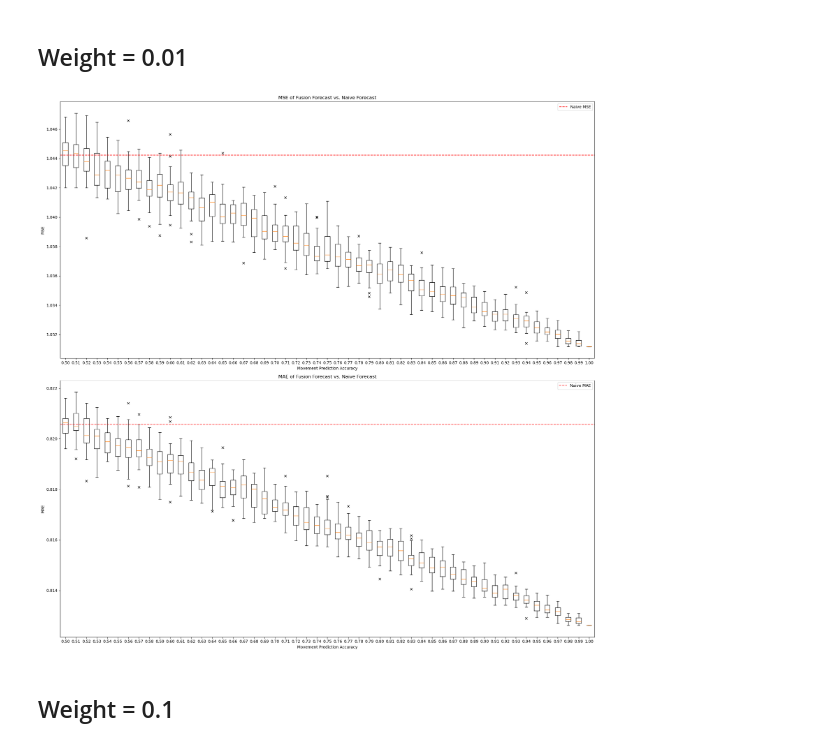
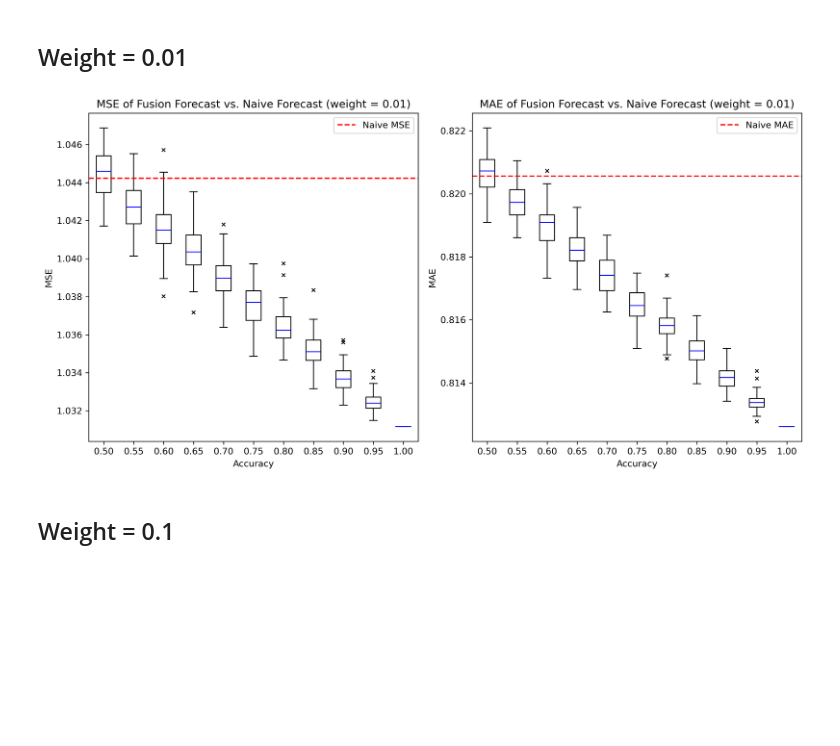
Before and after one commit to Zhang-Cheng-76200/Random-Walk-Prediction, a Jupyter notebook: Simulated_random_walk.ipynb, the cells around one changed output. Cells and saved outputs as stored; diff of their text form; code cells hidden in the pictures; blank space fills up the shorter version.

```diff
--- a/Simulated_random_walk.ipynb
+++ b/Simulated_random_walk.ipynb
@@ -58,8 +58,8 @@ y_test = test_data
 # Accuracy settings and trials
 start_accuracy = 0.50
 end_accuracy = 1.00
-accuracy_step = 0.01
-n_trials = 30
+accuracy_step = 0.05
+n_trials = 100
 results = {}
 # Calculate MSE and MAE for naive forecast
 naive_mse = np.mean((y_test - naive_test)**2)
@@ -166,30 +166,28 @@ Accuracy: 1.00
   MAE: 0.482 ± 0.000
   Expected vs Actual Improvement MSE: 0.639 vs 0.673
 # %%
-import matplotlib.pyplot as plt
-
 # Prepare data for boxplots
 accuracies = sorted(results_df['accuracy'].unique())
 all_mae = [results_df[results_df['accuracy'] == acc]['mae_fusion'].values for acc in accuracies]
 all_mse = [results_df[results_df['accuracy'] == acc]['mse_fusion'].values for acc in accuracies]
 
-flierprops = dict(marker='x', color='red', markersize=6)
-
-fig, (ax1, ax2) = plt.subplots(2, 1, figsize=(20, 20))
+flierprops = dict(marker = 'x', markersize = 4)
+medianprops = dict(color = 'blue')
+fig, (ax1, ax2) = plt.subplots(1, 2, figsize=(12, 6))
 
 # MSE boxplot
-ax1.boxplot(all_mse, labels=[f"{acc:.2f}" for acc in accuracies], flierprops=flierprops)
+ax1.boxplot(all_mse, labels=[f"{acc:.2f}" for acc in accuracies], flierprops = flierprops, medianprops = medianprops )
 ax1.axhline(y=naive_mse, color='r', linestyle='--', label='Naive MSE')
-ax1.set_title('MSE of Fusion Forecast vs. Naive Forecast')
-ax1.set_xlabel('Movement Prediction Accuracy')
+ax1.set_title('MSE of Fusion Forecast vs. Naive Forecast (optimal weights)')
+ax1.set_xlabel('Accuracy')
 ax1.set_ylabel('MSE')
 ax1.legend()
 
 # MAE boxplot
-ax2.boxplot(all_mae, labels=[f"{acc:.2f}" for acc in accuracies], flierprops=flierprops)
+ax2.boxplot(all_mae, labels=[f"{acc:.2f}" for acc in accuracies], flierprops = flierprops, medianprops = medianprops)
 ax2.axhline(y=naive_mae, color='r', linestyle='--', label='Naive MAE')
-ax2.set_title('MAE of Fusion Forecast vs. Naive Forecast')
-ax2.set_xlabel('Movement Prediction Accuracy')
+ax2.set_title('MAE of Fusion Forecast vs. Naive Forecast (optimal weights)')
+ax2.set_xlabel('Accuracy')
 ax2.set_ylabel('MAE')
 ax2.legend()
 
@@ -366,38 +364,34 @@ for accuracy in np.arange(start_accuracy, end_accuracy + accuracy_step, accuracy
         # Append trial_df to results_df
         results_df = pd.concat([results_df, trial_df], ignore_index=True)
 # %%
-import matplotlib.pyplot as plt
-
 # Prepare data for boxplots
 accuracies = sorted(results_df['accuracy'].unique())
 all_mae = [results_df[results_df['accuracy'] == acc]['mae_fusion'].values for acc in accuracies]
 all_mse = [results_df[results_df['accuracy'] == acc]['mse_fusion'].values for acc in accuracies]
 
-flierprops = dict(marker='x', color='red', markersize=6)
-
-fig, (ax1, ax2) = plt.subplots(2, 1, figsize=(20, 20))
+fig, (ax1, ax2) = plt.subplots(1, 2, figsize=(12, 6), dpi=300)
 
 # MSE boxplot
-ax1.boxplot(all_mse, labels=[f"{acc:.2f}" for acc in accuracies], flierprops=flierprops)
+ax1.boxplot(all_mse, labels=[f"{acc:.2f}" for acc in accuracies], flierprops = flierprops, medianprops = medianprops)
 ax1.axhline(y=naive_mse, color='r', linestyle='--', label='Naive MSE')
-ax1.set_title('MSE of Fusion Forecast vs. Naive Forecast')
-ax1.set_xlabel('Movement Prediction Accuracy')
+ax1.set_title('MSE of Fusion Forecast vs. Naive Forecast (weight = 0.01)')
+ax1.set_xlabel('Accuracy')
 ax1.set_ylabel('MSE')
 ax1.legend()
 
 # MAE boxplot
-ax2.boxplot(all_mae, labels=[f"{acc:.2f}" for acc in accuracies], flierprops=flierprops)
+ax2.boxplot(all_mae, labels=[f"{acc:.2f}" for acc in accuracies], flierprops = flierprops, medianprops = medianprops)
 ax2.axhline(y=naive_mae, color='r', linestyle='--', label='Naive MAE')
-ax2.set_title('MAE of Fusion Forecast vs. Naive Forecast')
-ax2.set_xlabel('Movement Prediction Accuracy')
+ax2.set_title('MAE of Fusion Forecast vs. Naive Forecast (weight = 0.01)')
+ax2.set_xlabel('Accuracy')
 ax2.set_ylabel('MAE')
 ax2.legend()
 
 plt.tight_layout()
 plt.savefig("C:\\Users\\DELL\\Research_projects\\Random_walk_prediction\\figures\\Simulated_random_walk_MAE_MSE_Comparison_0.01.png", dpi=300)
 plt.show()
 # %% [output]
-[figure, old version]
+[figure, new version]
 # %% [markdown]
 ## Weight = 0.1
 # %%
```
Also changed, not shown: parts of 7 cells of this notebook.
